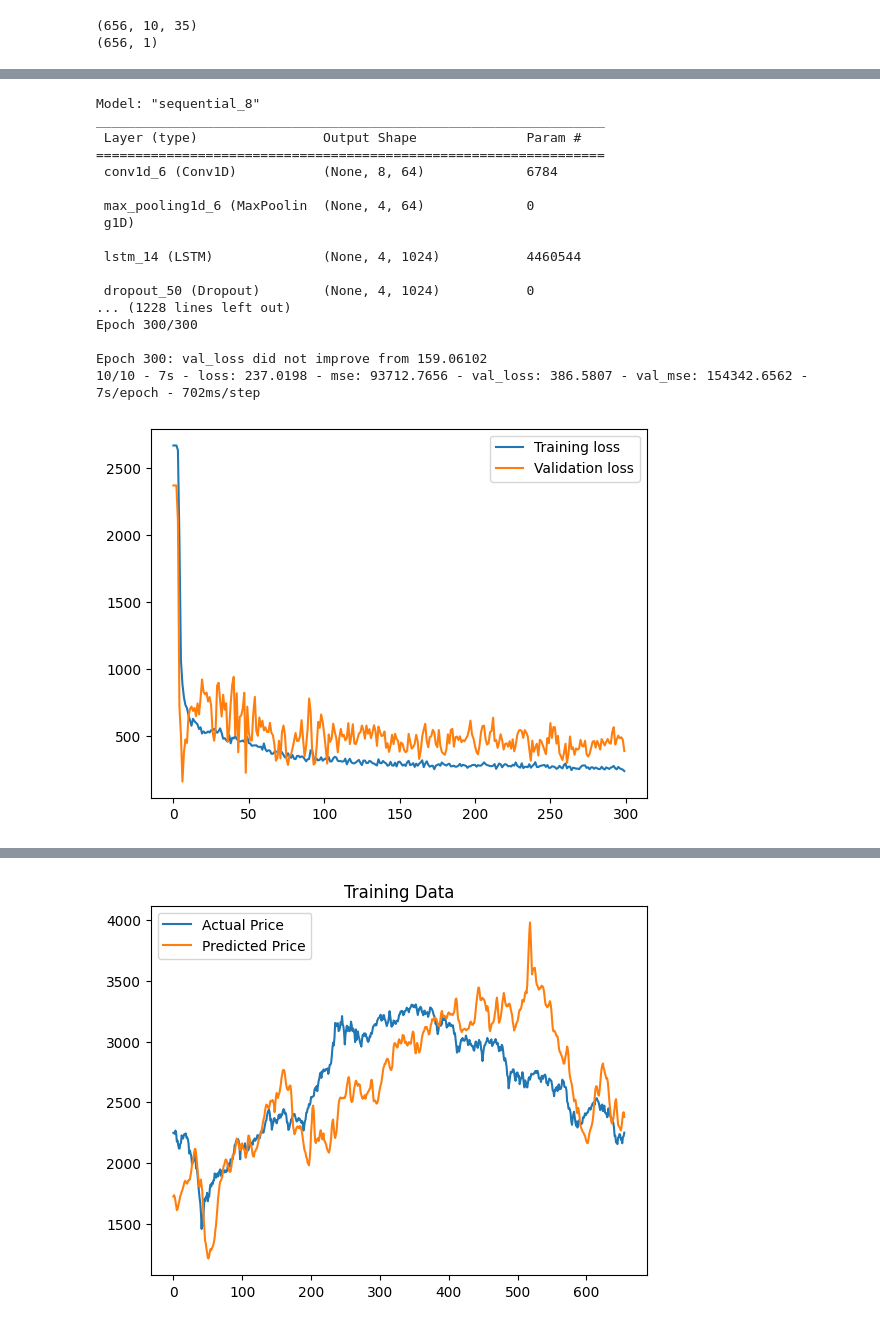
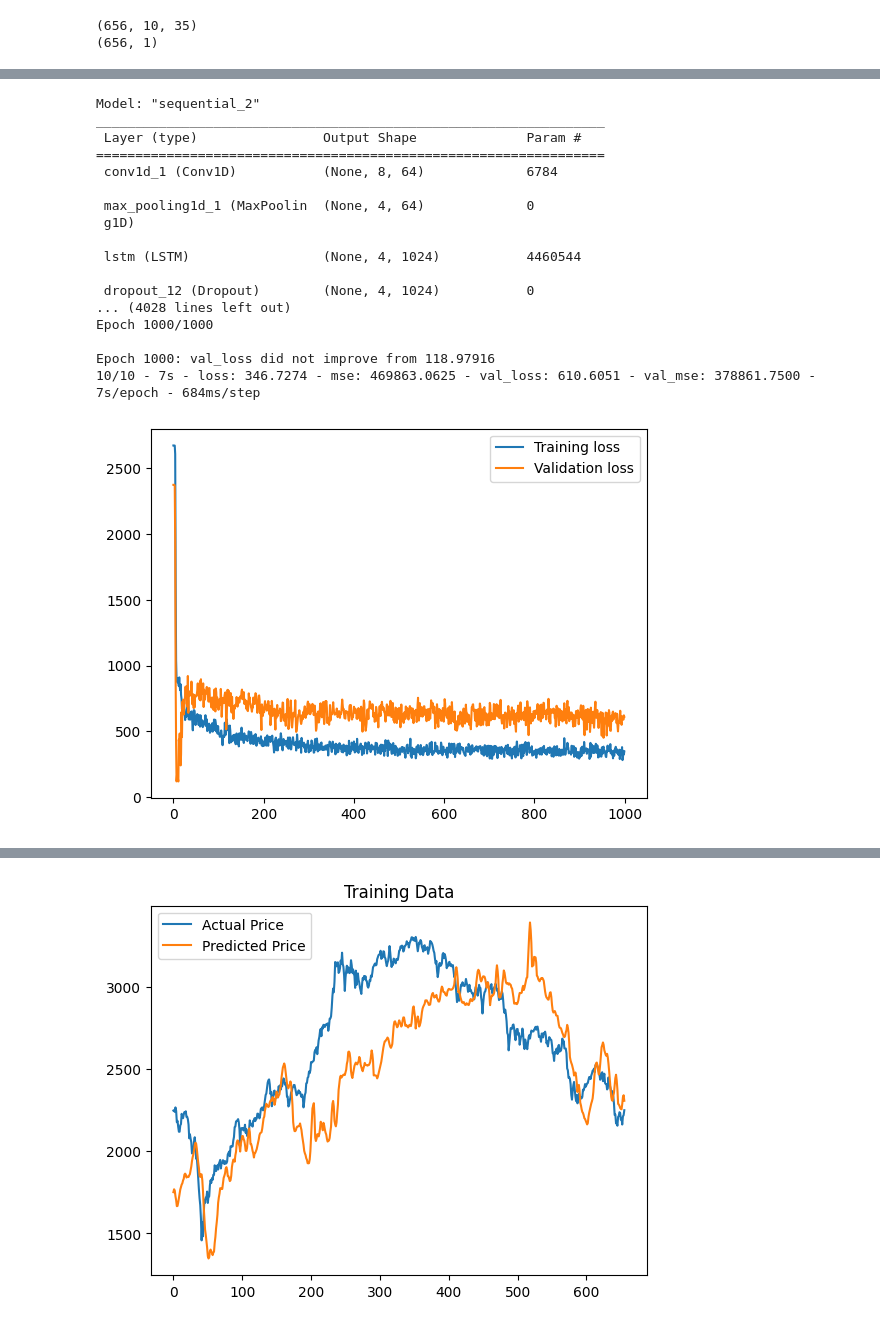
Before and after one commit to Gayeon6423/-AI-, a Jupyter notebook: LSTM.ipynb, the cells around one changed output, grey strips where cells are left out. Saved outputs shown, nothing was run; the diff lists cells and outputs as text; code cells hidden in the pictures.

Commit message:
cnn+ lstm ,gru 1000 epoch

```diff
--- a/LSTM.ipynb
+++ b/LSTM.ipynb
@@ -391,7 +399,7 @@ checkpoint = ModelCheckpoint(filename,
 # model.compile(optimizer='adam', loss='mean_squared_error')
 
 # 모델 학습
-history = model.fit(trainX, trainY, epochs=300, batch_size=64,
+history = model.fit(trainX, trainY, epochs=1000, batch_size=64,
           validation_split=0.1, verbose=2,callbacks=[checkpoint])
 
 model.save_weights('./lstm_weights.h3')
@@ -411,40 +419,40 @@ testPredict = model.predict(testX)
 # trainPredict = trainPredict.detach().cpu().numpy()
 # trainPredict = scaler.inverse_transform(trainPredict)
 # trainY = trainY.detach().cpu().numpy()
 # trainY = scaler.inverse_transform([trainY])
 # testPredict = testPredict.detach().cpu().numpy()
 # testPredict = scaler.inverse_transform(testPredict)
 # testY = testY.detach().cpu().numpy()
 # testY = scaler.inverse_transform([testY])
 
 # 예측 시각화
 plt.plot(trainY, label='Actual Price')
 plt.plot(trainPredict, label='Predicted Price')
 plt.legend()
 plt.title('Training Data')
 plt.show()
 
 plt.plot(testY, label='Actual Price')
 plt.plot(testPredict, label='Predicted Price')
 plt.legend()
 plt.title('Testing Data')
 plt.show()
 # %% [output]
-Model: "sequential_8"
+Model: "sequential_2"
 _________________________________________________________________
  Layer (type)                Output Shape              Param #
 =================================================================
- conv1d_6 (Conv1D)           (None, 8, 64)             6784
+ conv1d_1 (Conv1D)           (None, 8, 64)             6784
 
- max_pooling1d_6 (MaxPoolin  (None, 4, 64)             0
+ max_pooling1d_1 (MaxPoolin  (None, 4, 64)             0
  g1D)
 
- lstm_14 (LSTM)              (None, 4, 1024)           4460544
+ lstm (LSTM)                 (None, 4, 1024)           4460544
 
- dropout_50 (Dropout)        (None, 4, 1024)           0
-... (1228 lines left out)
-Epoch 300/300
+ dropout_12 (Dropout)        (None, 4, 1024)           0
+... (4028 lines left out)
+Epoch 1000/1000
 
-Epoch 300: val_loss did not improve from 159.06102
-10/10 - 7s - loss: 237.0198 - mse: 93712.7656 - val_loss: 386.5807 - val_mse: 154342.6562 - 7s/epoch - 702ms/step
+Epoch 1000: val_loss did not improve from 118.97916
+10/10 - 7s - loss: 346.7274 - mse: 469863.0625 - val_loss: 610.6051 - val_mse: 378861.7500 - 7s/epoch - 684ms/step
-[figure, old version]
+[figure, new version]
@@ -453 +461 @@ Epoch 300: val_loss did not improve from 159.06102
-[figure, old version]
+[figure, new version]
```
Also changed, not shown: parts of 6 cells of this notebook.
